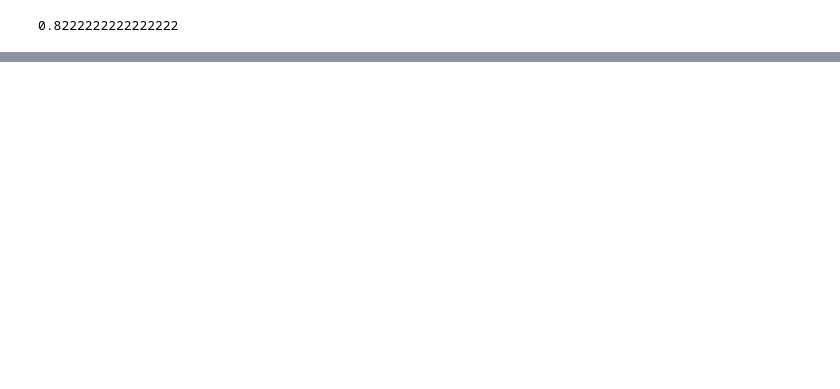
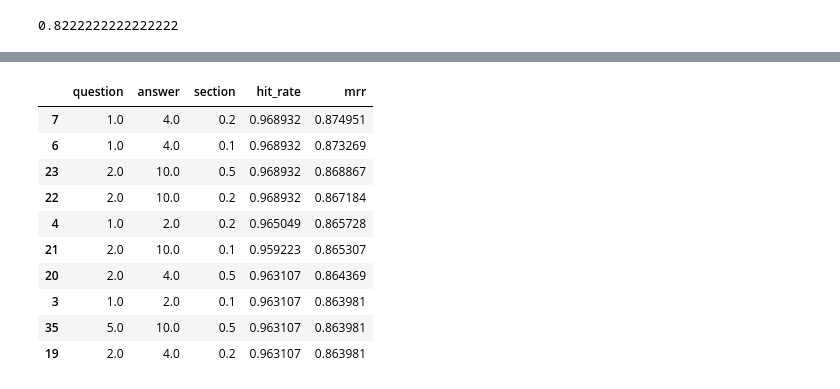
Before and after one commit to MatthiasZdravkovic/llm-rag-zoomcamp-2026, a Jupyter notebook: 04-evaluation/search-evaluation.ipynb, the cells around one changed output, grey strips where cells are left out. Saved outputs shown, nothing was run; the diff lists cells and outputs as text; code cells hidden in the pictures; blank space fills up the shorter version.

```diff
--- a/04-evaluation/search-evaluation.ipynb
+++ b/04-evaluation/search-evaluation.ipynb
@@ -182,0 +282,41 @@ evaluate(
+# %%
+def search_boosts(query, question_boost, answer_boost, section_boost):
+    boost_dict = {
+        "question": question_boost,
+        "section": section_boost,
+        "answer": answer_boost,
+    }
+
+    return index.search(
+        query,
+        num_results=5,
+        boost_dict=boost_dict,
+    )
+# %%
+results = []
+
+for question_boost in [1.0, 2.0, 5.0]:
+    for answer_boost in [1.0, 2.0, 4.0, 10.0]:
+        for section_boost in [0.1, 0.2, 0.5]:
+            print(
+                f"Evaluating question_boost={question_boost},"
+                f" answer_boost={answer_boost},"
+                f" section_boost={section_boost}..."
+            )
+            result = evaluate(
+                ground_truth,
+                lambda query, question_boost=question_boost, answer_boost=answer_boost, section_boost=section_boost: search_boosts(
+                    query,
+                    question_boost,
+                    answer_boost,
+                    section_boost
+                )
+            )
+
+            results.append({
+                "question": question_boost,
+                "answer": answer_boost,
+                "section": section_boost,
+                "hit_rate": result["hit_rate"],
+                "mrr": result["mrr"],
+            })
@@ -182,0 +337,15 @@ evaluate(
+# %%
+df_results = pd.DataFrame(results)
+df_results.sort_values("mrr", ascending=False).head(10)
+# %% [output]
+|  | question | answer | section | hit_rate | mrr |
+| 7 | 1.0 | 4.0 | 0.2 | 0.968932 | 0.874951 |
+| 6 | 1.0 | 4.0 | 0.1 | 0.968932 | 0.873269 |
+| 23 | 2.0 | 10.0 | 0.5 | 0.968932 | 0.868867 |
+| 22 | 2.0 | 10.0 | 0.2 | 0.968932 | 0.867184 |
+| 4 | 1.0 | 2.0 | 0.2 | 0.965049 | 0.865728 |
+| 21 | 2.0 | 10.0 | 0.1 | 0.959223 | 0.865307 |
+| 20 | 2.0 | 4.0 | 0.5 | 0.963107 | 0.864369 |
+| 3 | 1.0 | 2.0 | 0.1 | 0.963107 | 0.863981 |
+| 35 | 5.0 | 10.0 | 0.5 | 0.963107 | 0.863981 |
+| 19 | 2.0 | 4.0 | 0.2 | 0.963107 | 0.863981 |
```
Also changed, not shown: parts of 17 cells of this notebook, 3 other files.
